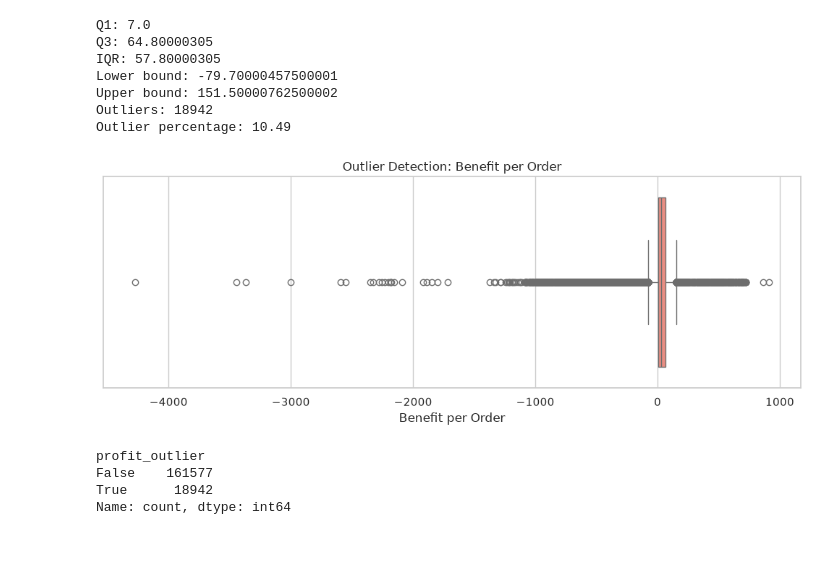
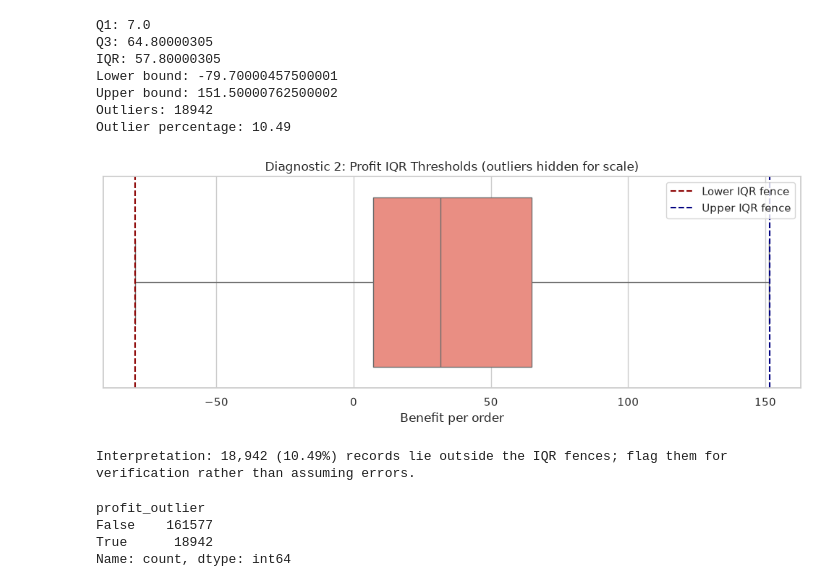
Before and after one commit to a214086-hash/Logistics-Supply-Chain-Data-Profiling, a Jupyter notebook: notebooks/data_profiling.ipynb, the cells around one changed output. Saved outputs shown, nothing was run; the diff lists cells and outputs as text; code cells hidden in the pictures; blank space fills up the shorter version.

```diff
--- a/notebooks/data_profiling.ipynb
+++ b/notebooks/data_profiling.ipynb
@@ -236,20 +213,20 @@ Lower bound: -79.70000457500001
 Upper bound: 151.50000762500002
 Outliers: 18942
 Outlier percentage: 10.49
-# %%
-plt.figure(figsize=(10, 4))
-
-sns.boxplot(
-    x=values,
-    color="salmon"
-)
-
-plt.title("Outlier Detection: Benefit per Order")
-plt.xlabel("Benefit per Order")
-plt.tight_layout()
-plt.show()
-# %% [output]
-[figure, removed]
+# %%
+fig, ax = plt.subplots(figsize=(10, 4))
+sns.boxplot(x=values, ax=ax, color="salmon", showfliers=False)
+ax.axvline(lower, color="darkred", linestyle="--", label="Lower IQR fence")
+ax.axvline(upper, color="navy", linestyle="--", label="Upper IQR fence")
+ax.set_title("Diagnostic 2: Profit IQR Thresholds (outliers hidden for scale)")
+ax.set_xlabel("Benefit per order")
+ax.legend()
+plt.tight_layout()
+plt.show()
+print(f"Interpretation: {int(outlier_mask.sum()):,} ({outlier_mask.mean()*100:.2f}%) records lie outside the IQR fences; flag them for verification rather than assuming errors.")
+# %% [output]
+[figure, added]
+Interpretation: 18,942 (10.49%) records lie outside the IQR fences; flag them for verification rather than assuming errors.
 # %%
 df_clean["profit_outlier"] = (
     (df_clean["Benefit per order"] < lower)
```
Also changed, not shown: parts of 33 cells of this notebook.
